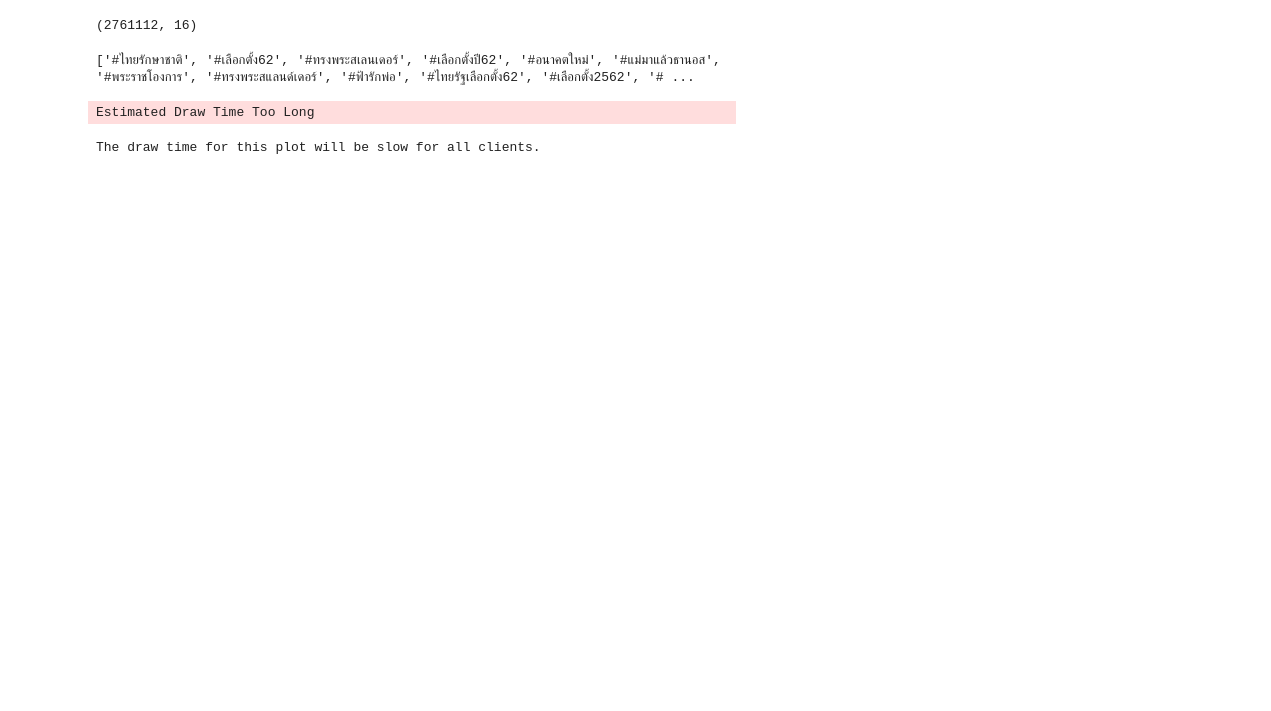
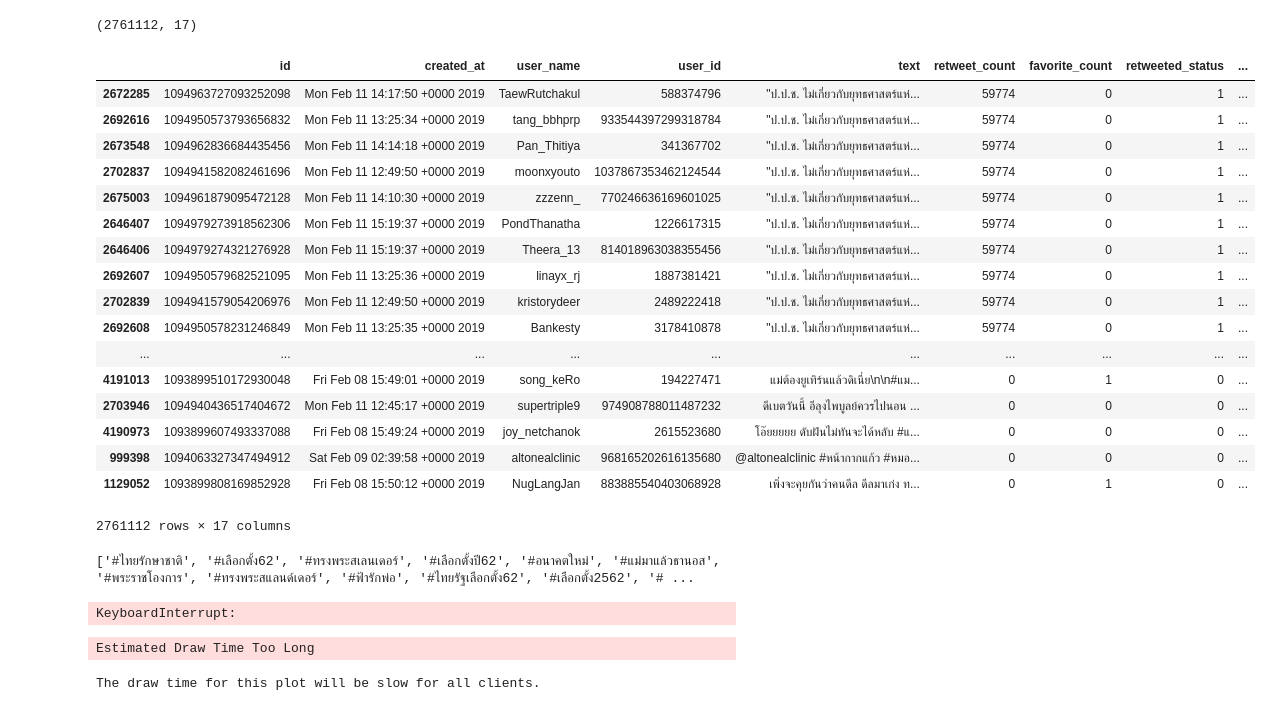
Before and after one commit to naponjatusripitak/twitter_thai, a Jupyter notebook: twitter_feb7-11.ipynb, the cells around one changed output. Saved outputs shown, nothing was run; the diff lists cells and outputs as text; code cells hidden in the pictures; blank space fills up the shorter version.

```diff
--- a/twitter_feb7-11.ipynb
+++ b/twitter_feb7-11.ipynb
@@ -277,7 +278,7 @@ for file in tweet_files:
 f.close()
 # %%
 # Applying the function
-keys =  ['id', 'created_at', 'user_name', 'user_id', 'text', 'retweet_count', 'favorite_count', 'in_reply_to_status_id',
+keys =  ['id', 'created_at', 'user_name', 'user_id', 'text', 'retweet_count', 'favorite_count', 'retweeted_status', 'in_reply_to_status_id',
               'in_reply_to_user_id', 'user_location', 'place', 'hashtags', 'country_code', 'long', 'latt']
 df= pd.read_csv('tweets.csv', names = keys, converters={'hashtags': eval}) # use eval in order to retain list type object for hashtags
 # %%
@@ -287,7 +288,7 @@ df = df.drop_duplicates(subset='id')
 df['time'] = pd.DatetimeIndex(df['created_at'])
 # %%
 #df.to_pickle('tweets_pd.pkl')
-df = pd.read_pickle('tweets_pd.pkl')
+#df = pd.read_pickle('tweets_pd.pkl')
 # %%
 df['time'] = pd.to_datetime(df['time'], format='%Y-%b-%d %H:%M:%S.%f').dt.tz_localize('UTC').dt.tz_convert('Asia/Bangkok')
 # %%
@@ -310,7 +311,28 @@ def count_hashtags(df):
 # %%
 df.shape
 # %% [output]
-(2761112, 16)
+(2761112, 17)
+# %%
+df.sort_values(by=['retweet_count'], ascending=False)
+# %% [output]
+|  | id | created_at | user_name | user_id | text | retweet_count | favorite_count | retweeted_status | ... |
+| 2672285 | 1094963727093252098 | Mon Feb 11 14:17:50 +0000 2019 | TaewRutchakul | 588374796 | "ป.ป.ช. ไม่เกี่ยวกับยุทธศาสตร์แห่... | 59774 | 0 | 1 | ... |
+| 2692616 | 1094950573793656832 | Mon Feb 11 13:25:34 +0000 2019 | tang_bbhprp | 933544397299318784 | "ป.ป.ช. ไม่เกี่ยวกับยุทธศาสตร์แห่... | 59774 | 0 | 1 | ... |
+| 2673548 | 1094962836684435456 | Mon Feb 11 14:14:18 +0000 2019 | Pan_Thitiya | 341367702 | "ป.ป.ช. ไม่เกี่ยวกับยุทธศาสตร์แห่... | 59774 | 0 | 1 | ... |
+| 2702837 | 1094941582082461696 | Mon Feb 11 12:49:50 +0000 2019 | moonxyouto | 1037867353462124544 | "ป.ป.ช. ไม่เกี่ยวกับยุทธศาสตร์แห่... | 59774 | 0 | 1 | ... |
+| 2675003 | 1094961879095472128 | Mon Feb 11 14:10:30 +0000 2019 | zzzenn_ | 770246636169601025 | "ป.ป.ช. ไม่เกี่ยวกับยุทธศาสตร์แห่... | 59774 | 0 | 1 | ... |
+| 2646407 | 1094979273918562306 | Mon Feb 11 15:19:37 +0000 2019 | PondThanatha | 1226617315 | "ป.ป.ช. ไม่เกี่ยวกับยุทธศาสตร์แห่... | 59774 | 0 | 1 | ... |
+| 2646406 | 1094979274321276928 | Mon Feb 11 15:19:37 +0000 2019 | Theera_13 | 814018963038355456 | "ป.ป.ช. ไม่เกี่ยวกับยุทธศาสตร์แห่... | 59774 | 0 | 1 | ... |
+| 2692607 | 1094950579682521095 | Mon Feb 11 13:25:36 +0000 2019 | linayx_rj | 1887381421 | "ป.ป.ช. ไม่เกี่ยวกับยุทธศาสตร์แห่... | 59774 | 0 | 1 | ... |
+| 2702839 | 1094941579054206976 | Mon Feb 11 12:49:50 +0000 2019 | kristorydeer | 2489222418 | "ป.ป.ช. ไม่เกี่ยวกับยุทธศาสตร์แห่... | 59774 | 0 | 1 | ... |
+| 2692608 | 1094950578231246849 | Mon Feb 11 13:25:35 +0000 2019 | Bankesty | 3178410878 | "ป.ป.ช. ไม่เกี่ยวกับยุทธศาสตร์แห่... | 59774 | 0 | 1 | ... |
+| ... | ... | ... | ... | ... | ... | ... | ... | ... | ... |
+| 4191013 | 1093899510172930048 | Fri Feb 08 15:49:01 +0000 2019 | song_keRo | 194227471 | แม่ต้องยูเทิร์นแล้วดิเนี่ย\n\n#แม... | 0 | 1 | 0 | ... |
+| 2703946 | 1094940436517404672 | Mon Feb 11 12:45:17 +0000 2019 | supertriple9 | 974908788011487232 | ดีเบตวันนี้ อีลุงไพบูลย์ควรไปนอน ... | 0 | 0 | 0 | ... |
+| 4190973 | 1093899607493337088 | Fri Feb 08 15:49:24 +0000 2019 | joy_netchanok | 2615523680 | โอ๊ยยยยย ดับฝันไม่ทันจะได้หลับ #แ... | 0 | 0 | 0 | ... |
+| 999398 | 1094063327347494912 | Sat Feb 09 02:39:58 +0000 2019 | altonealclinic | 968165202616135680 | @altonealclinic #หน้ากากแก้ว #หมอ... | 0 | 0 | 0 | ... |
+| 1129052 | 1093899808169852928 | Fri Feb 08 15:50:12 +0000 2019 | NugLangJan | 883885540403068928 | เพิ่งจะคุยกันว่าคนดีล ดีลมาเก่ง ท... | 0 | 1 | 0 | ... |
+2761112 rows × 17 columns
 # %%
 # Count hashtags and store a list of top hashtags in tags
 df_top = count_hashtags(df)
@@ -322,6 +344,8 @@ print(tags)
 # Generating columns of hashtags
 for tag in tags:
     df[tag] = df.hashtags.apply(lambda x: 1 if tag[1:] in x else 0)
+# %% [output]
+KeyboardInterrupt:
 # %%
 # Counting hashtags per minute
 # df['time'] = pd.DatetimeIndex(df['created_at'])
```
Also changed, not shown: parts of 4 cells of this notebook.
